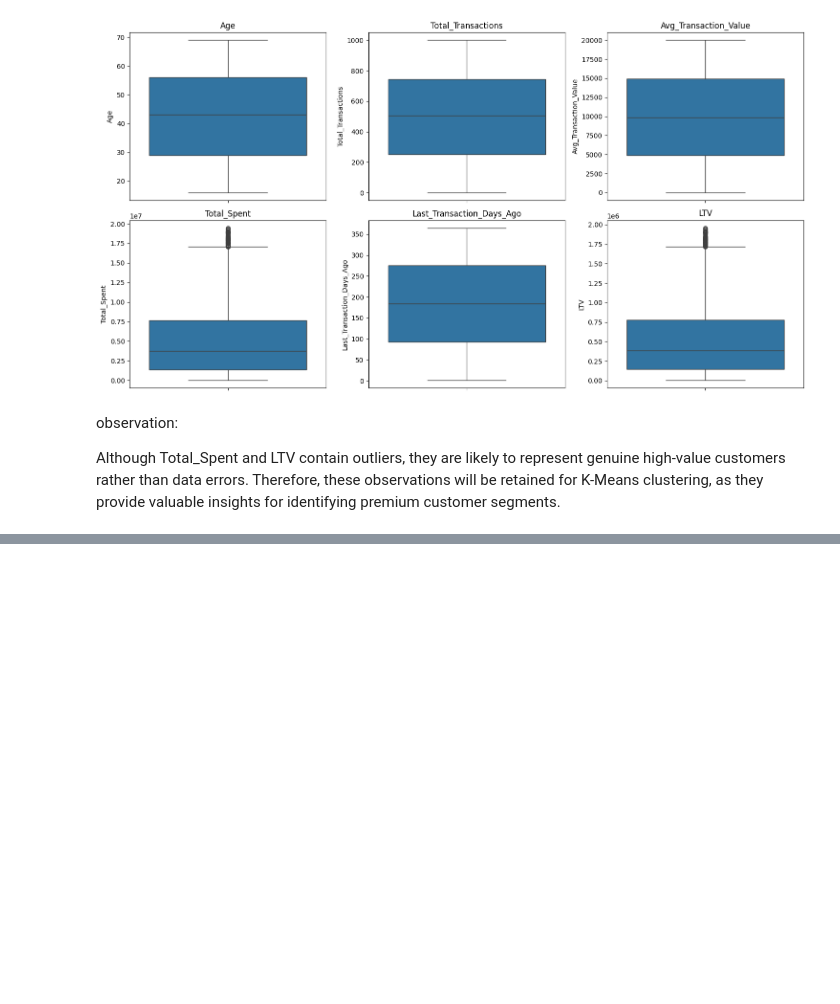
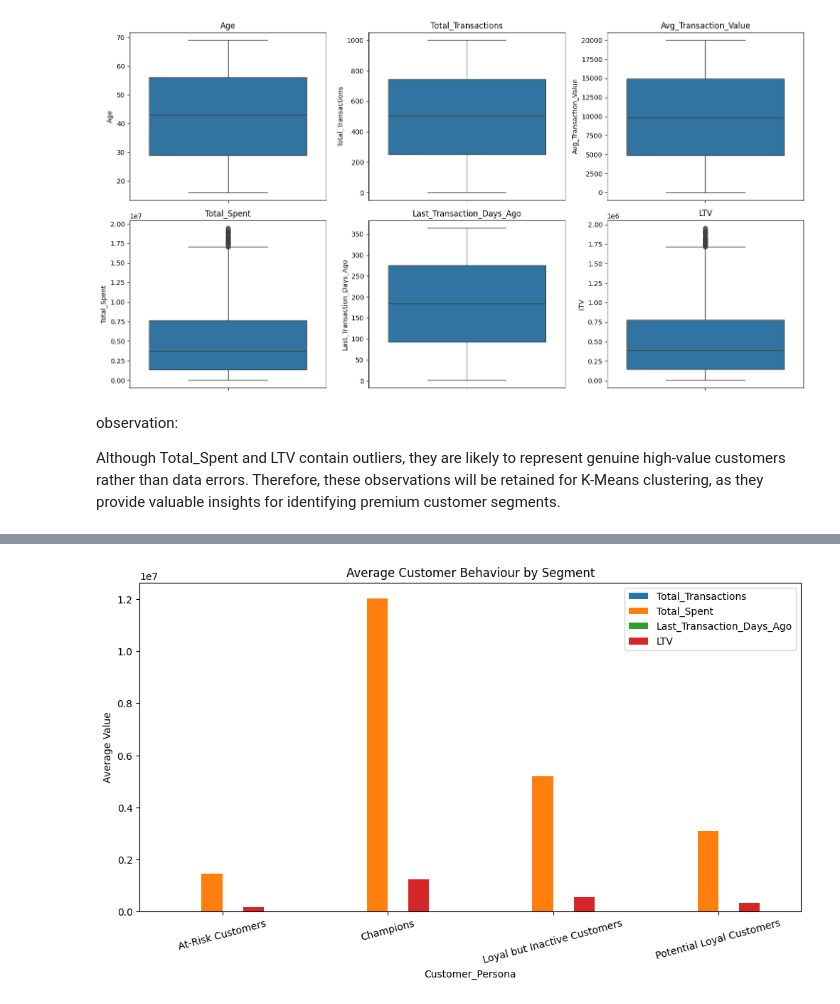
Before and after one commit to chilakala-jahnavi/Customer_Segmentation_and_CLV_Analysis, a Jupyter notebook: Customer_Segmentation_&_CLV_Analysis.ipynb, the cells around one changed output, grey strips where cells are left out. Cells and saved outputs as stored; diff of their text form; code cells hidden in the pictures; blank space fills up the shorter version.

```diff
--- a/Customer_Segmentation_&_CLV_Analysis.ipynb
+++ b/Customer_Segmentation_&_CLV_Analysis.ipynb
@@ -251,0 +412,22 @@ features = df[['Total_Transactions',
+# %%
+# Compare the average values of the selected features across customer segments.
+
+cluster_summary = df.groupby('Customer_Persona')[[
+    'Total_Transactions',
+    'Total_Spent',
+    'Last_Transaction_Days_Ago',
+    'LTV'
+]].mean()
+
+cluster_summary.plot(
+    kind='bar',
+    figsize=(12,6)
+)
+
+plt.title("Average Customer Behaviour by Segment")
+plt.ylabel("Average Value")
+plt.xticks(rotation=15)
+
+plt.show()
+# %% [output]
+[figure, added]
```
Also changed, not shown: parts of 14 cells of this notebook.
